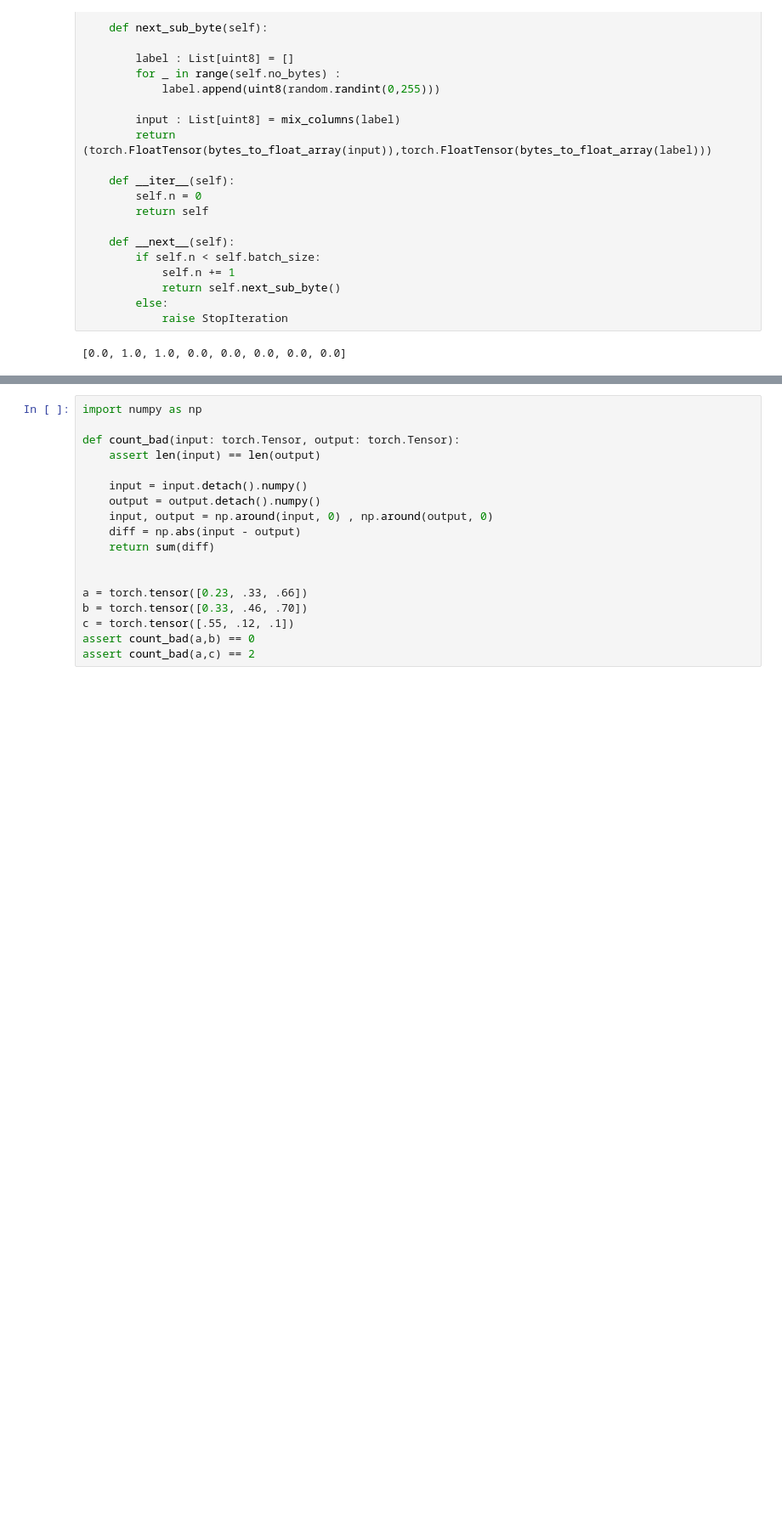
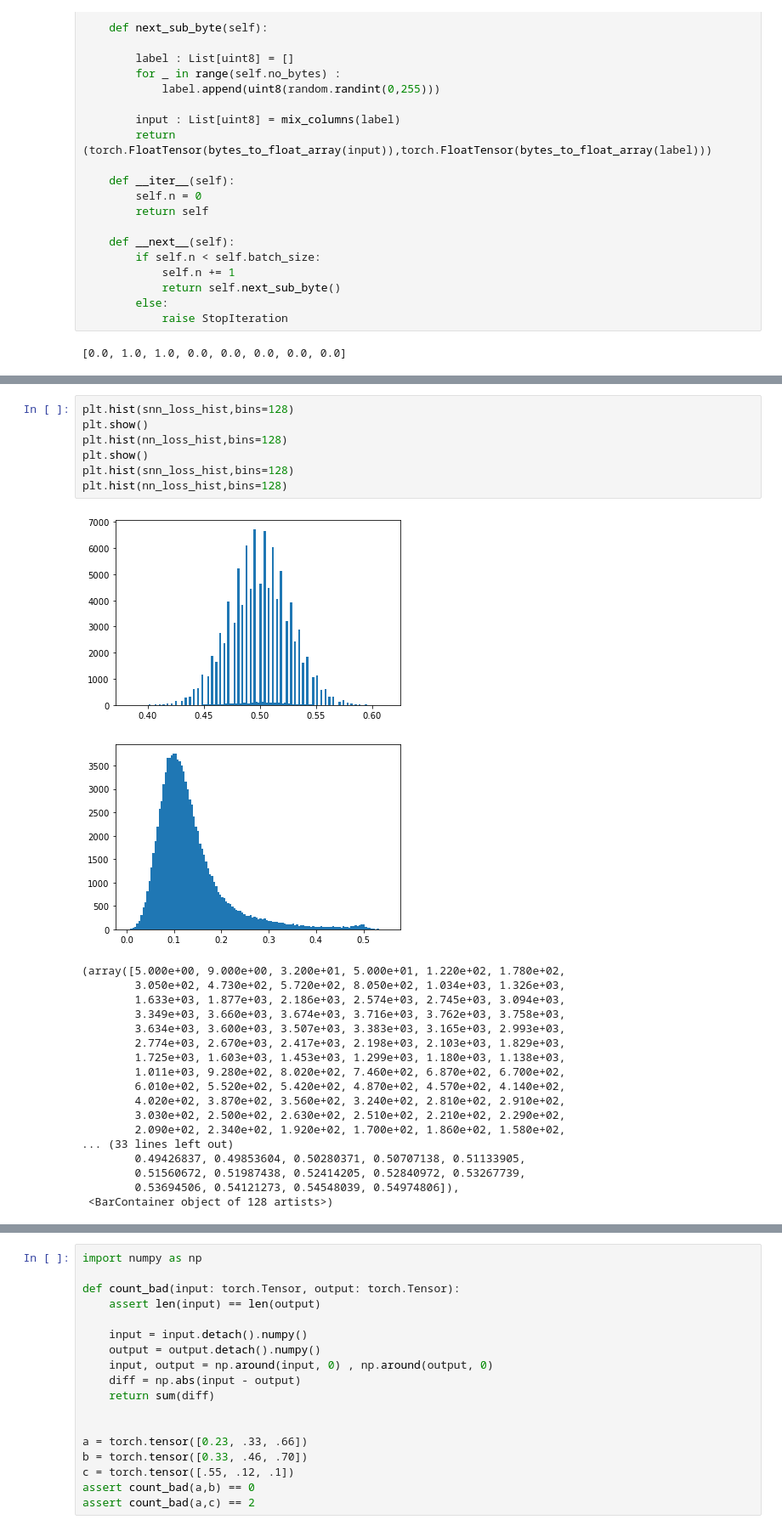
Before and after one commit to pdrabik223/the-neural-cryptography, a Jupyter notebook: experiments/SNN_AES.ipynb, the cells around one changed output, grey strips where cells are left out. Shown: that part at 85% size. Saved outputs shown, nothing was run; the diff lists cells and outputs as text; blank space fills up the shorter version.

```diff
--- a/experiments/SNN_AES.ipynb
+++ b/experiments/SNN_AES.ipynb
@@ -210,0 +248,27 @@ plt.hist(loss_hist,bins=128)
+# %%
+plt.hist(snn_loss_hist,bins=128)
+plt.show()
+plt.hist(nn_loss_hist,bins=128)
+plt.show()
+plt.hist(snn_loss_hist,bins=128)
+plt.hist(nn_loss_hist,bins=128)
+# %% [output]
+[figure, added]
+[figure, added]
+(array([5.000e+00, 9.000e+00, 3.200e+01, 5.000e+01, 1.220e+02, 1.780e+02,
+        3.050e+02, 4.730e+02, 5.720e+02, 8.050e+02, 1.034e+03, 1.326e+03,
+        1.633e+03, 1.877e+03, 2.186e+03, 2.574e+03, 2.745e+03, 3.094e+03,
+        3.349e+03, 3.660e+03, 3.674e+03, 3.716e+03, 3.762e+03, 3.758e+03,
+        3.634e+03, 3.600e+03, 3.507e+03, 3.383e+03, 3.165e+03, 2.993e+03,
+        2.774e+03, 2.670e+03, 2.417e+03, 2.198e+03, 2.103e+03, 1.829e+03,
+        1.725e+03, 1.603e+03, 1.453e+03, 1.299e+03, 1.180e+03, 1.138e+03,
+        1.011e+03, 9.280e+02, 8.020e+02, 7.460e+02, 6.870e+02, 6.700e+02,
+        6.010e+02, 5.520e+02, 5.420e+02, 4.870e+02, 4.570e+02, 4.140e+02,
+        4.020e+02, 3.870e+02, 3.560e+02, 3.240e+02, 2.810e+02, 2.910e+02,
+        3.030e+02, 2.500e+02, 2.630e+02, 2.510e+02, 2.210e+02, 2.290e+02,
+        2.090e+02, 2.340e+02, 1.920e+02, 1.700e+02, 1.860e+02, 1.580e+02,
+... (33 lines left out)
+        0.49426837, 0.49853604, 0.50280371, 0.50707138, 0.51133905,
+        0.51560672, 0.51987438, 0.52414205, 0.52840972, 0.53267739,
+        0.53694506, 0.54121273, 0.54548039, 0.54974806]),
+ <BarContainer object of 128 artists>)
```
Also changed, not shown: parts of 16 cells of this notebook.
